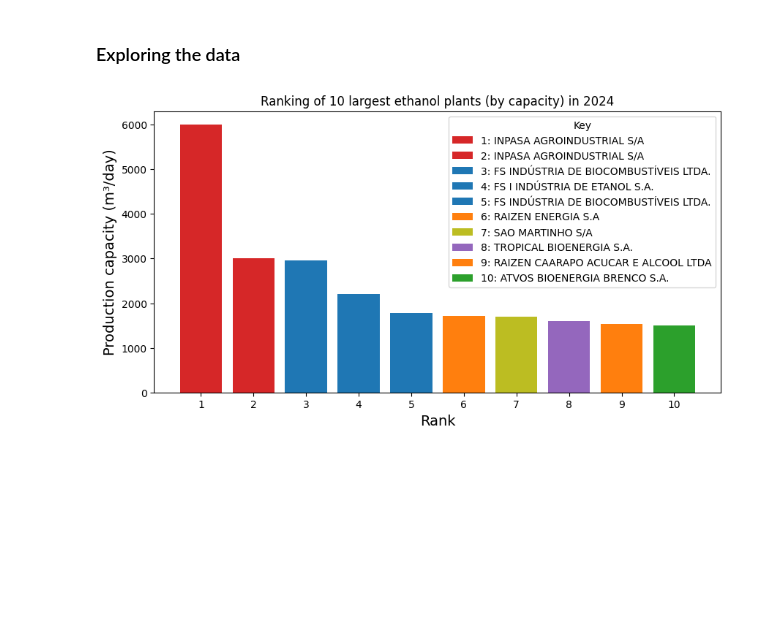
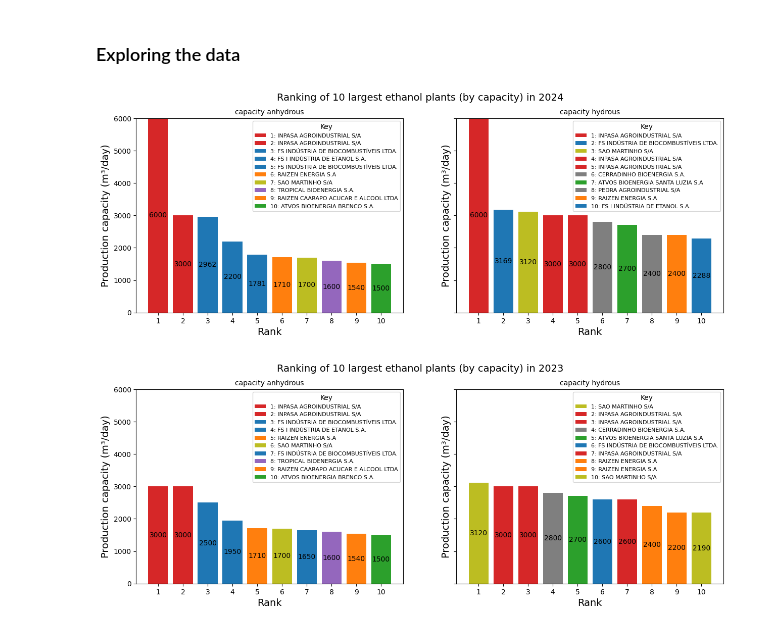
Before and after one commit to paulanaomi/ethanol_data_Brazil_ANP, a Jupyter notebook: ethanol_data_download_and_cleanup.ipynb, the cells around one changed output. Saved outputs shown, nothing was run; the diff lists cells and outputs as text; code cells hidden in the pictures; blank space fills up the shorter version.

Commit message:
Created function that plots bar chart given the column name

```diff
--- a/ethanol_data_download_and_cleanup.ipynb
+++ b/ethanol_data_download_and_cleanup.ipynb
@@ -113,4 +100,0 @@ for i, name in enumerate(bar_labels,start=1):
-# %%
-bar_colors = ['tab:red', 'tab:red', 'tab:blue', 'tab:blue', 'tab:blue', 'tab:orange', 'tab:olive', 'tab:purple', 'tab:orange', 'tab:green']
-# https://matplotlib.org/stable/gallery/color/named_colors.html
-# create a function that returns colornames
@@ -117,13 +123,16 @@ bar_colors = ['tab:red', 'tab:red', 'tab:blue', 'tab:blue', 'tab:blue', 'tab:ora
 # %%
-fig, ax = plt.subplots(figsize=(10,5))
-xvals = np.arange(1,Nvals+1,1)
-yvals = df_2024.sort_values(by=['capacity_anhydrous'], ascending=False)['capacity_anhydrous'].head(Nvals)
-ax.bar(xvals , yvals, label = labels, color = bar_colors)
-ax.legend(title='Key')
-ax.set_title('Ranking of 10 largest ethanol plants (by capacity) in 2024')
-ax.set_xticks(xvals)
-ax.set_xlabel('Rank', fontsize=14)
-ax.set_ylabel('Production capacity (m³/day)', fontsize=14)
-plt.show()
+def subplot_bar_chart_capacities(ax,col_name,df,Nvals):
+
+    xvals = np.arange(1,Nvals+1,1)
+    yvals = df.sort_values(by=[col_name], ascending=False)[col_name].head(Nvals)
+
+    bar_labels = get_labels(df,col_name,Nvals)
+    bar_colors = get_label_colors(bar_labels)
+
+    bar_chart = ax.bar(xvals , yvals, label = bar_labels, color = bar_colors)
+    ax.bar_label(bar_chart, label_type='center')
+    ax.legend(title='Key',fontsize=8)
+    ax.set_title(col_name.replace('_',' '),fontsize=10)
+    ax.set_xticks(xvals)
+    ax.set_xlabel('Rank', fontsize=14)
+    ax.set_ylabel('Production capacity (m³/day)', fontsize=14)
-# %% [output]
-[figure, removed]
@@ -129,0 +149,34 @@ plt.show()
+# %%
+# Define year and top Nvals number of plants to rank
+year = 2024
+Nvals = 10
+
+# Filters data for specified year
+df_year = get_subset_for_last_records_of_the_year(df,year)
+
+# Plots 2 bar charts side by side for hydrous and anhydrous ethanol
+fig, (ax1,ax2) = plt.subplots(nrows=1, ncols=2, sharey=True, figsize=(15,5))
+fig.suptitle(f"Ranking of {Nvals} largest ethanol plants (by capacity) in {year}", fontsize=14)
+subplot_bar_chart_capacities(ax1,'capacity_anhydrous',df_year,Nvals)
+subplot_bar_chart_capacities(ax2,'capacity_hydrous',df_year,Nvals)
+plt.ylim(0, 6000)
+plt.show()
+# %% [output]
+[figure, added]
+# %%
+# Define year and top Nvals number of plants to rank
+year = 2023
+Nvals = 10
+
+# Filters data for specified year
+df_year = get_subset_for_last_records_of_the_year(df,year)
+
+# Plots 2 bar charts side by side for hydrous and anhydrous ethanol
+fig, (ax1,ax2) = plt.subplots(nrows=1, ncols=2, sharey=True, figsize=(15,5))
+fig.suptitle(f"Ranking of {Nvals} largest ethanol plants (by capacity) in {year}", fontsize=14)
+subplot_bar_chart_capacities(ax1,'capacity_anhydrous',df_year,Nvals)
+subplot_bar_chart_capacities(ax2,'capacity_hydrous',df_year,Nvals)
+plt.ylim(0, 6000)
+plt.show()
+# %% [output]
+[figure, added]
```
Also changed, not shown: parts of 9 cells of this notebook.
